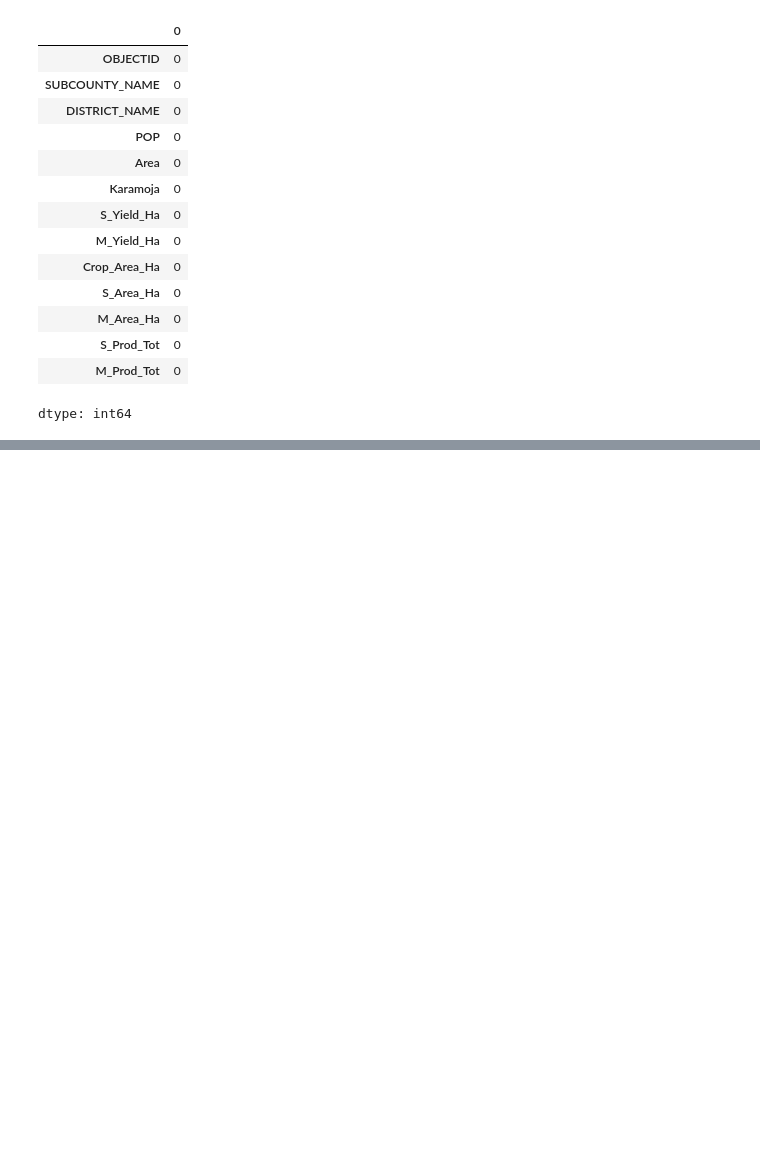
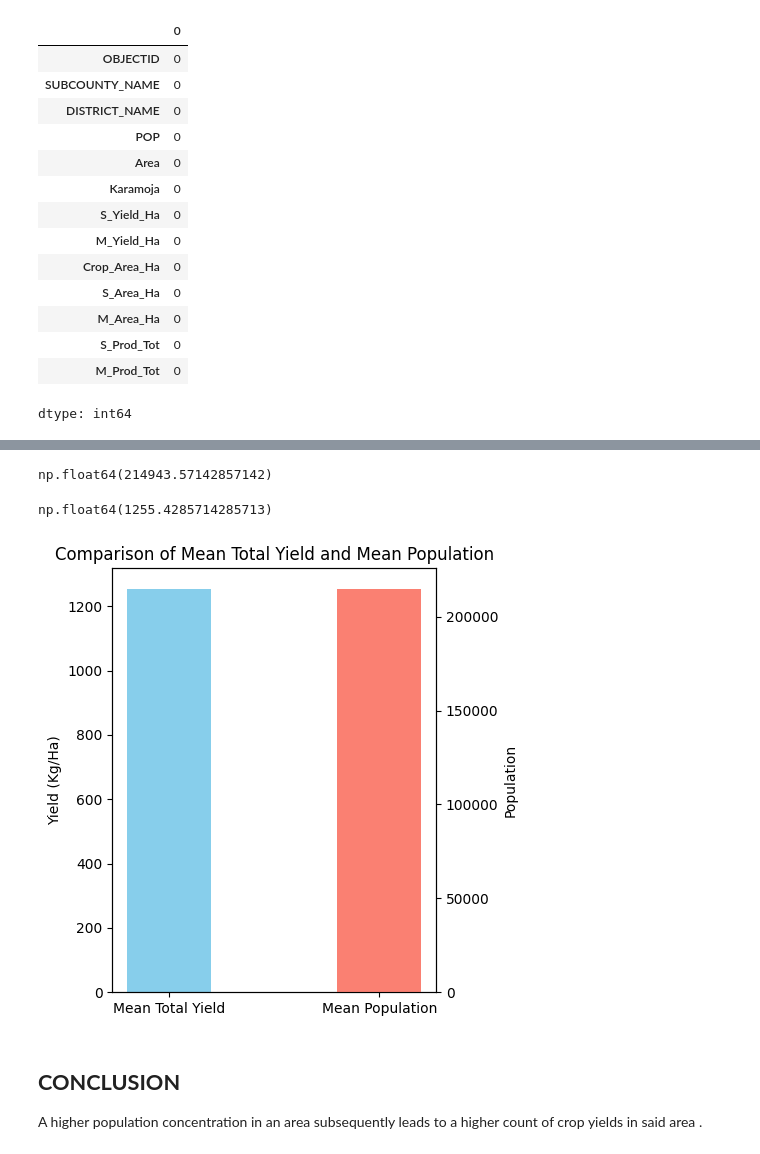
Before and after one commit to keith-keyah/Group_2_project, a Jupyter notebook: Group_2_Project.ipynb, the cells around one changed output, grey strips where cells are left out. Cells and saved outputs as stored; diff of their text form; code cells hidden in the pictures; blank space fills up the shorter version.

```diff
--- a/Group_2_Project.ipynb
+++ b/Group_2_Project.ipynb
@@ -133,0 +186,41 @@ dtype: int64
+# %%
+#mean district population
+mean_dist_population = district_crop_yield['POP'].mean()
+mean_dist_population
+# %% [output]
+np.float64(214943.57142857142)
+# %%
+#mean total crop yields
+district_crop_yield['total_yields'] = district_crop_yield['S_Yield_Ha'] + district_crop_yield['M_Yield_Ha']
+district_crop_yield['total_yields'].mean()
+# %% [output]
+np.float64(1255.4285714285713)
+# %%
+#bar graph comparing the mean total yield against the mean population
+fig, ax1 = plt.subplots(figsize=(5, 5))
+
+labels = ['Mean Total Yield', 'Mean Population']
+means_yield = [district_crop_yield['total_yields'].mean()]
+means_pop = [mean_dist_population]
+
+
+# Bar chart for mean total yield on the left y-axis
+rects1 = ax1.bar(labels[0], means_yield, color='skyblue', width=0.4)
+ax1.set_ylabel('Yield (Kg/Ha)')
+ax1.set_title('Comparison of Mean Total Yield and Mean Population')
+ax1.tick_params(axis='y')
+
+
+# Create a second y-axis for mean population
+ax2 = ax1.twinx()
+rects2 = ax2.bar(labels[1], means_pop, color='salmon', width=0.4)
+ax2.set_ylabel('Population')
+ax2.tick_params(axis='y')
+
+fig.tight_layout()
+plt.show()
+# %% [output]
+[figure, added]
+# %% [markdown]
+## **CONCLUSION**
+A higher population concentration in an area subsequently leads to a higher count of crop yields in said area .
```
Also changed, not shown: parts of 16 cells of this notebook.
